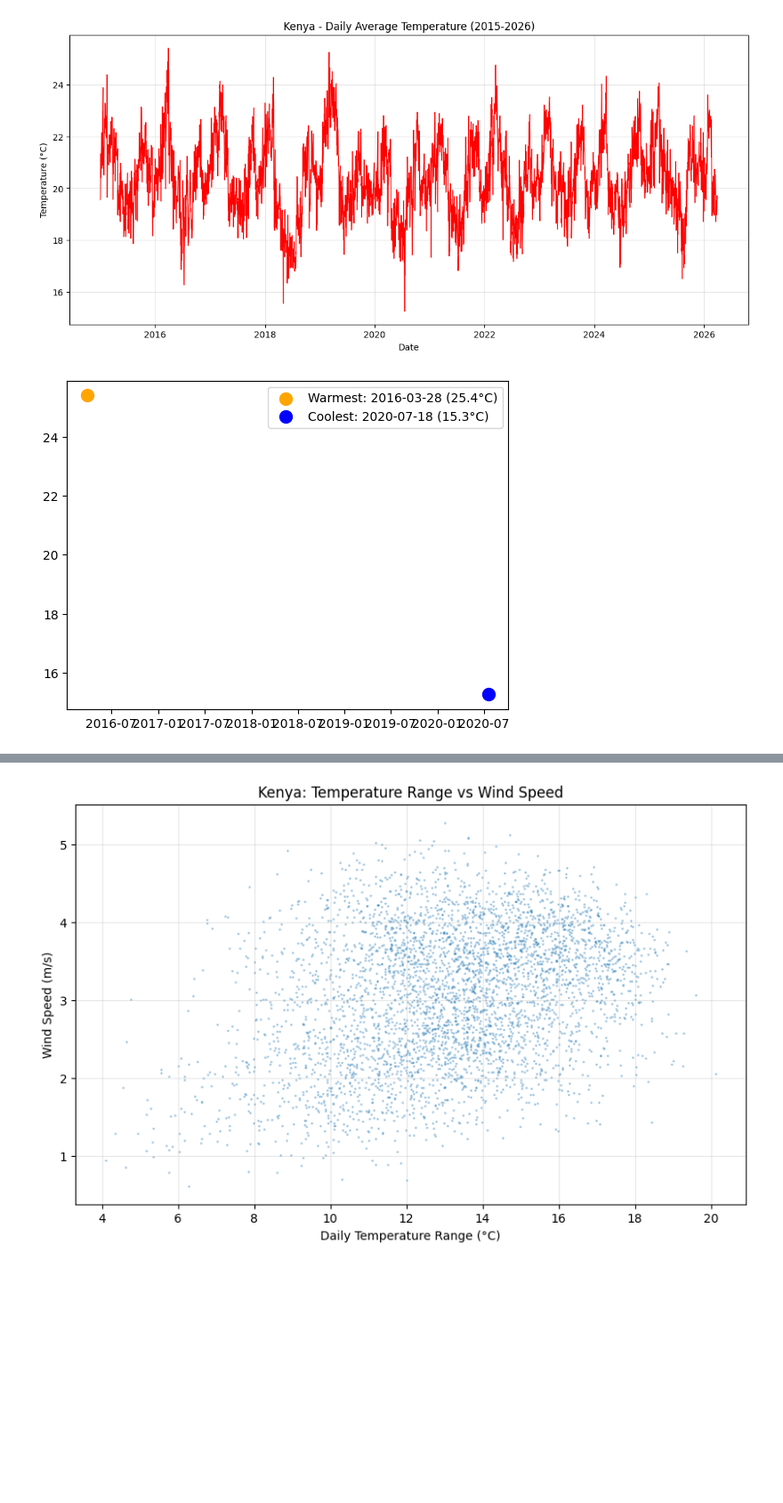
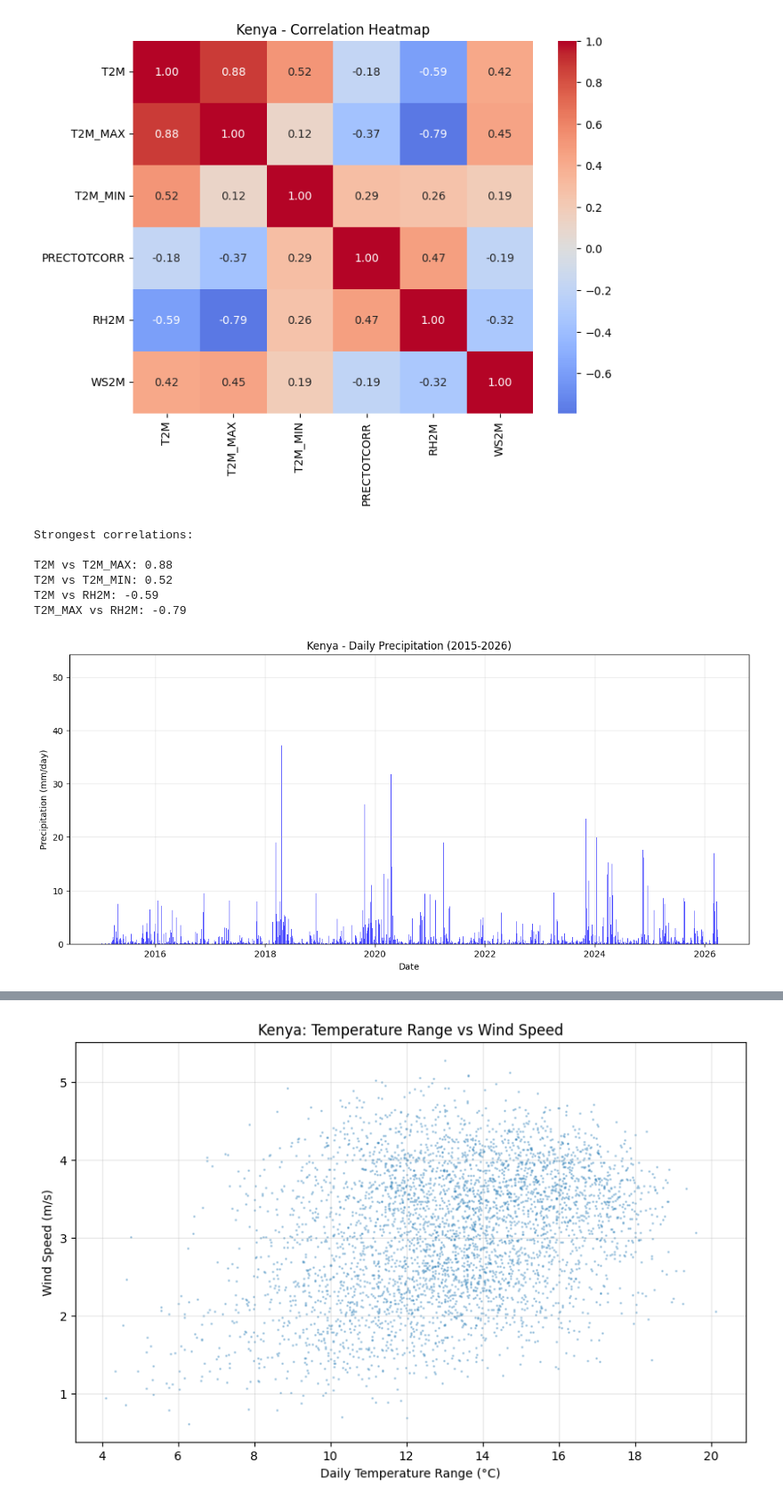
Before and after one commit to bethabreham/climate-challenge-week0, a Jupyter notebook: notebooks/kenya_eda.ipynb, the cells around one changed output, grey strips where cells are left out. Shown at 89% size. Saved outputs shown, nothing was run; the diff lists cells and outputs as text; code cells hidden in the pictures; blank space fills up the shorter version.

```diff
--- a/notebooks/kenya_eda.ipynb
+++ b/notebooks/kenya_eda.ipynb
@@ -101,20 +48,35 @@ monthly_temp = df.groupby('Date')['T2M'].mean()
+# %%
+numeric_cols = ['T2M', 'T2M_MAX', 'T2M_MIN', 'PRECTOTCORR', 'RH2M', 'WS2M']
+plt.figure(figsize=(8, 6))
+sns.heatmap(df[numeric_cols].corr(), annot=True, cmap='coolwarm', center=0, fmt='.2f')
+plt.title('Kenya - Correlation Heatmap')
+plt.show()
+# %% [output]
+[figure, added]
+# %%
+corr_matrix = df[['T2M', 'T2M_MAX', 'T2M_MIN', 'PRECTOTCORR', 'RH2M', 'WS2M']].corr()
+
+print("Strongest correlations:\n")
+for i in range(len(corr_matrix)):
+    for j in range(i+1, len(corr_matrix)):
+        corr_value = corr_matrix.iloc[i, j]
+        if abs(corr_value) > 0.5:
+            print(f"{corr_matrix.columns[i]} vs {corr_matrix.columns[j]}: {corr_value:.2f}")
+# %% [output]
+Strongest correlations:
+
+T2M vs T2M_MAX: 0.88
+T2M vs T2M_MIN: 0.52
+T2M vs RH2M: -0.59
+T2M_MAX vs RH2M: -0.79
 # %%
+monthly_rain = df.groupby('Date')['PRECTOTCORR'].sum()
 plt.figure(figsize=(14, 6))
-plt.plot(monthly_temp.index, monthly_temp.values, color='red', linewidth=1)
-plt.title('Kenya - Daily Average Temperature (2015-2026)')
+plt.bar(monthly_rain.index, monthly_rain.values, color='blue', alpha=0.7)
+plt.title('Kenya - Daily Precipitation (2015-2026)')
 plt.xlabel('Date')
-plt.ylabel('Temperature (°C)')
+plt.ylabel('Precipitation (mm/day)')
 plt.grid(True, alpha=0.3)
+plt.show()
 # %% [output]
-[figure, old version]
+[figure, new version]
-# %%
-warmest = monthly_temp.idxmax()
-coolest = monthly_temp.idxmin()
-plt.scatter(warmest, monthly_temp.max(), color='orange', s=100,
-            label=f'Warmest: {warmest.date()} ({monthly_temp.max():.1f}°C)')
-plt.scatter(coolest, monthly_temp.min(), color='blue', s=100,
-            label=f'Coolest: {coolest.date()} ({monthly_temp.min():.1f}°C)')
-plt.legend()
-plt.show()
-# %% [output]
-[figure, removed]
```
Also changed, not shown: parts of 24 cells of this notebook.
